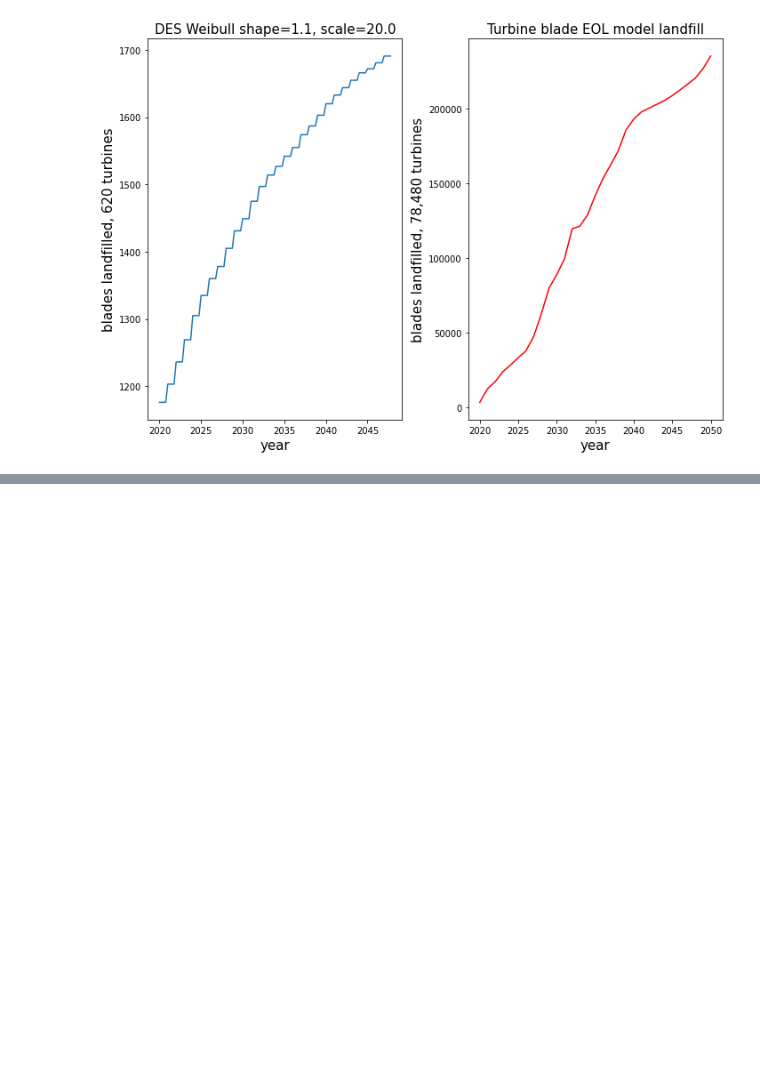
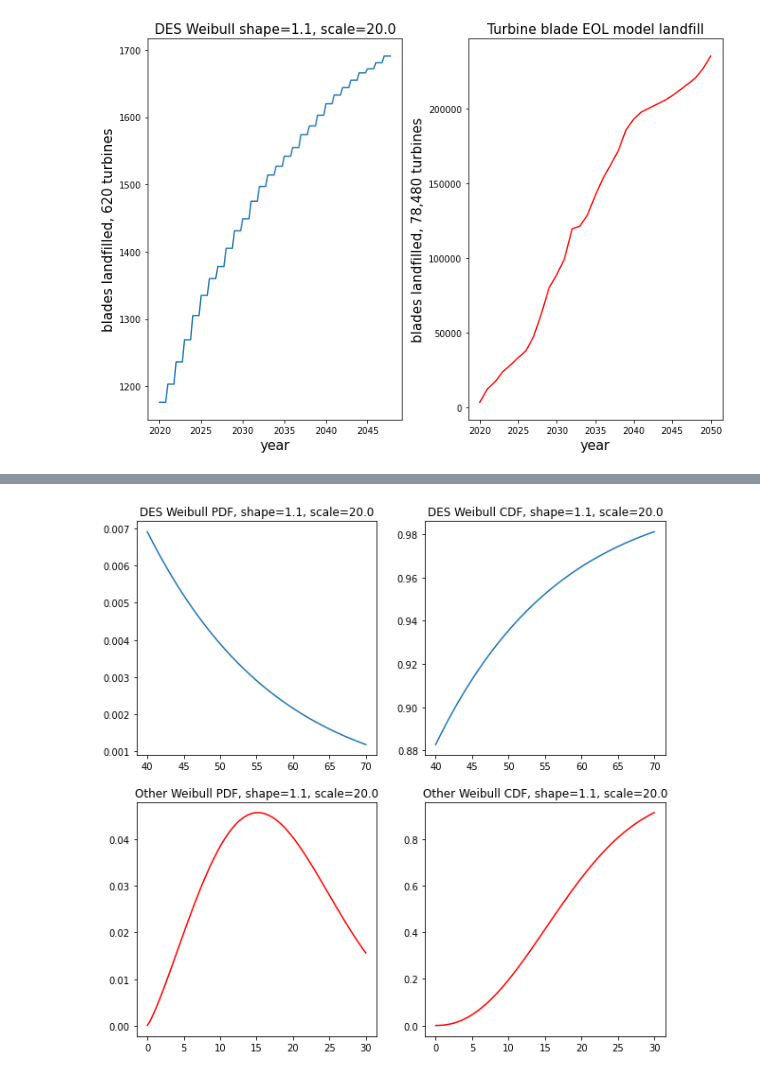
Before and after one commit to NREL/celavi, a Jupyter notebook: notebooks/landfill_one.ipynb, the cells around one changed output, grey strips where cells are left out. Saved outputs shown, nothing was run; the diff lists cells and outputs as text; code cells hidden in the pictures; blank space fills up the shorter version.

Commit message:
Issue #85
Chnage limits on DES weibull and other model's Weibull.

```diff
--- a/notebooks/landfill_one.ipynb
+++ b/notebooks/landfill_one.ipynb
@@ -110,0 +100,24 @@ ax[1].plot(des_xs, des_ys)
+# %%
+fig, ax = plt.subplots(nrows=2, ncols=2, figsize=(10, 10))
+
+des_weibull = weibull_min(K, scale=L)
+des_xs = np.linspace(40, 70, 100)
+des_ys = des_weibull.pdf(des_xs)
+ax[0, 0].plot(des_xs, des_ys)
+ax[0, 0].set_title(f"DES Weibull PDF, shape={K}, scale={L}")
+des_ys = des_weibull.cdf(des_xs)
+ax[0, 1].plot(des_xs, des_ys)
+ax[0, 1].set_title(f"DES Weibull CDF, shape={K}, scale={L}")
+
+other_weibull = weibull_min(2.2, scale=20)
+other_xs = np.linspace(0, 30, 100)
+other_ys = other_weibull.pdf(other_xs)
+ax[1, 0].plot(other_xs, other_ys, color="r")
+ax[1, 0].set_title(f"Other Weibull PDF, shape={K}, scale={L}")
+other_ys = other_weibull.cdf(other_xs)
+ax[1, 1].plot(other_xs, other_ys, color="r")
+ax[1, 1].set_title(f"Other Weibull CDF, shape={K}, scale={L}")
+
+plt.show()
+# %% [output]
+[figure, added]
```
Also changed, not shown: parts of 3 cells of this notebook.
